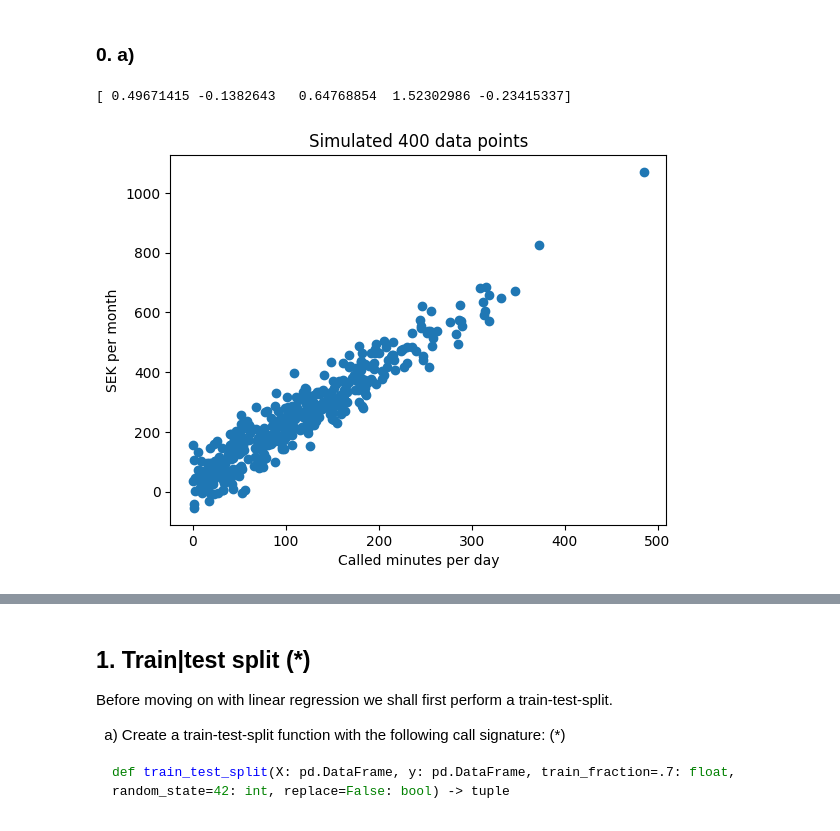
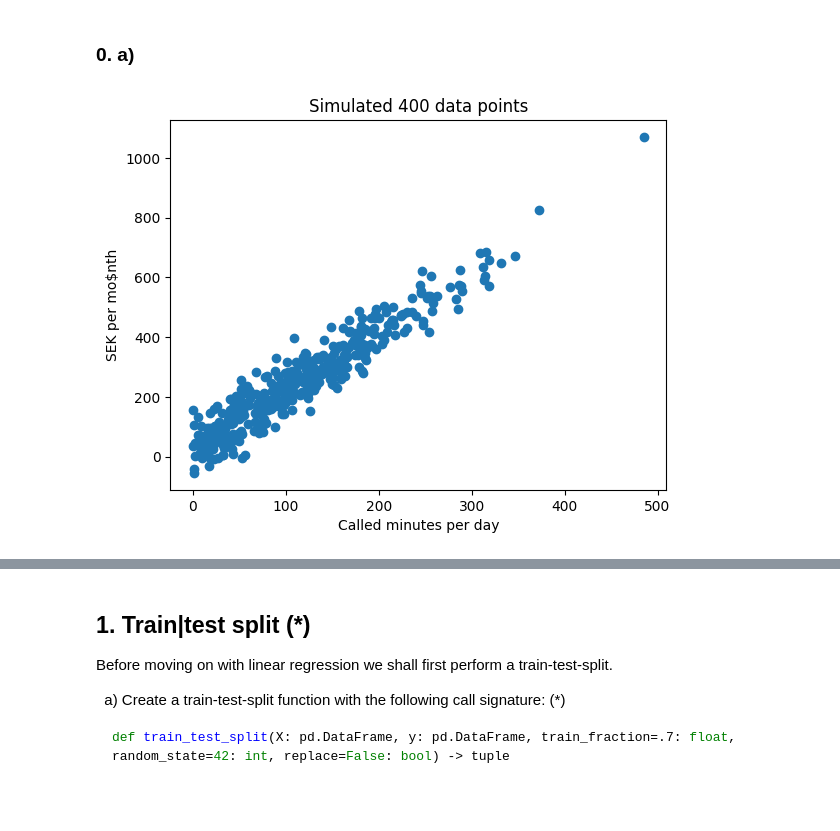
Before and after one commit to PaerBrady/Machine-learning-AI24, a Jupyter notebook: Exercises/E00_linear_regression.ipynb, the cells around one changed output, grey strips where cells are left out. Drawn from its saved outputs; the diff is of its cells as text; code cells hidden in the pictures.

```diff
--- a/Exercises/E00_linear_regression.ipynb
+++ b/Exercises/E00_linear_regression.ipynb
@@ -78,12 +78,3 @@ df.head()
 ---
 # %% [markdown]
 ### 0. a)
-# %%
-import numpy as np
-
-np.random.seed(42)
-
-# Now any random operations will produce the same results each time:
-random_numbers = n
-# %% [output]
-[ 0.49671415 -0.1382643   0.64768854  1.52302986 -0.23415337]
@@ -90,26 +85,24 @@ random_numbers = n
 # %%
-import numpy as np
-import matplotlib.pyplot as plt
-
+# Simulate some data
 np.random.seed(42) # for reproducibility
 
 # X ~ Normal(mean=100, stdev=100)
 x = np.random.normal(loc=100, scale=100, size=400)
 
 # Take absolute value
 x = np.abs(x)
 
 # epsilon ~ Normal(mean=0, stdev=50)
 epsilon = np.random.normal(loc=0, scale=50, size=400)
 
 # y = 2*x + 25 + epsilon
 y = 2*x + 25 + epsilon
 
 # Quick scatter plot
 plt.scatter(x, y)
 plt.xlabel("Called minutes per day")
-plt.ylabel("SEK per month")
+plt.ylabel("SEK per mo$nth")
 plt.title('Simulated 400 data points')
 plt.show()
 # %% [output]
-[figure, old version]
+[figure, new version]
```
Also changed, not shown: parts of 10 cells of this notebook.
